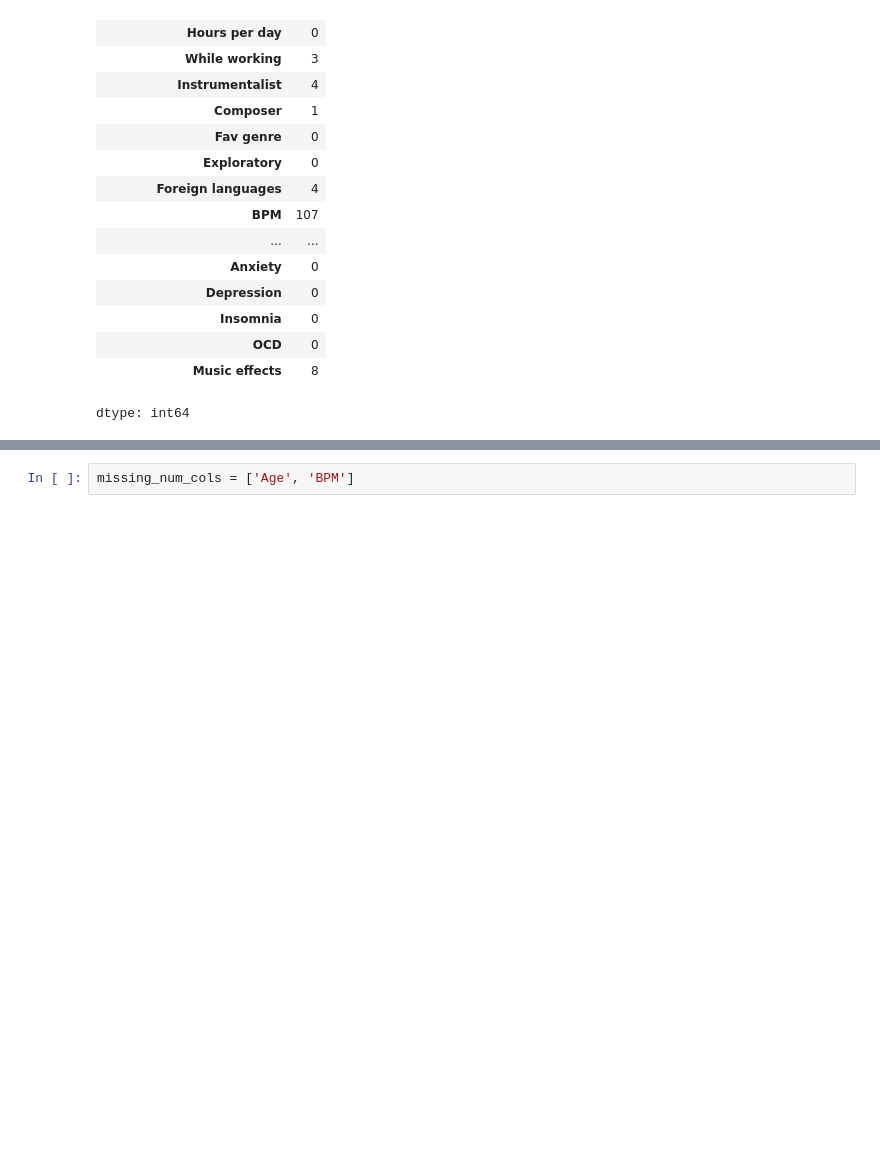
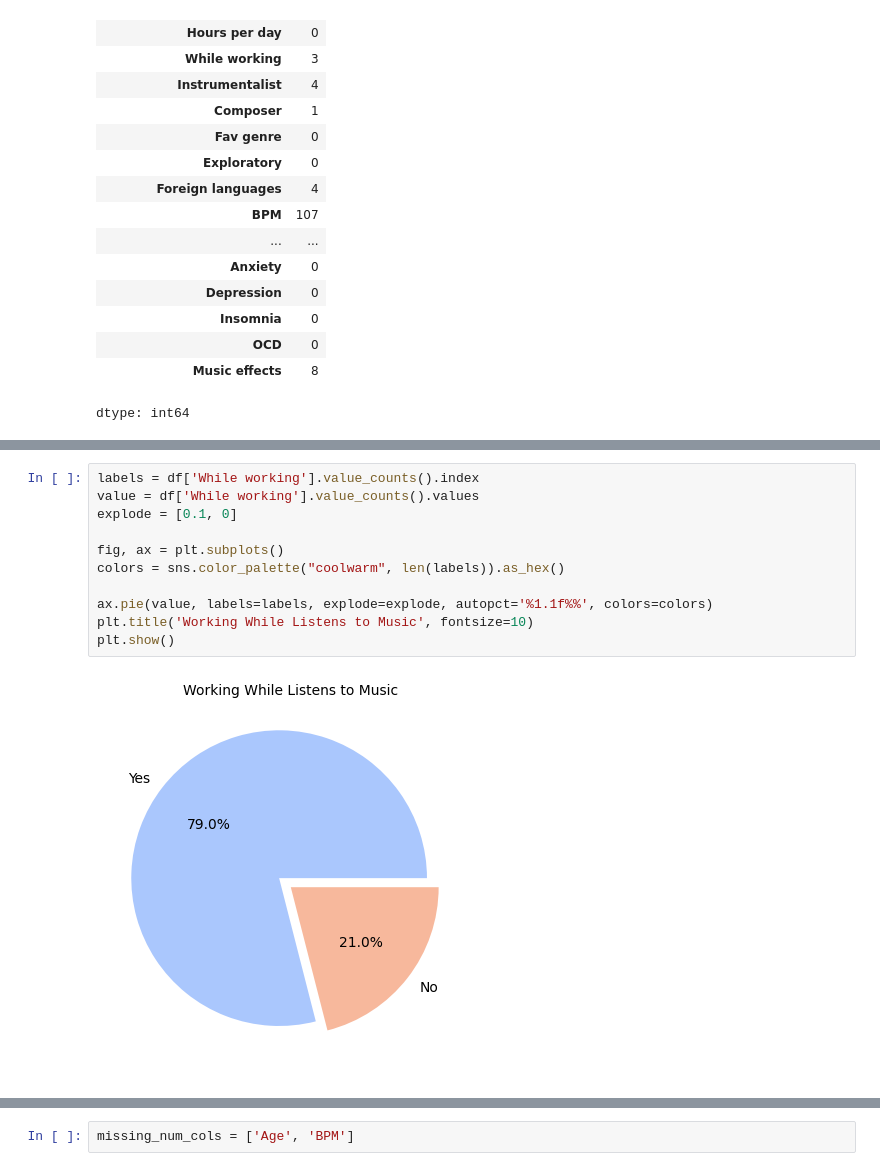
Before and after one commit to jniceshly/rm-mental-health-music, a Jupyter notebook: preprocessing.ipynb, the cells around one changed output, grey strips where cells are left out. Drawn from its saved outputs; the diff is of its cells as text; blank space fills up the shorter version.

```diff
--- a/preprocessing.ipynb
+++ b/preprocessing.ipynb
@@ -96,0 +132,13 @@ dtype: int64
+# %%
+labels = df['While working'].value_counts().index
+value = df['While working'].value_counts().values
+explode = [0.1, 0]
+
+fig, ax = plt.subplots()
+colors = sns.color_palette("coolwarm", len(labels)).as_hex()
+
+ax.pie(value, labels=labels, explode=explode, autopct='%1.1f%%', colors=colors)
+plt.title('Working While Listens to Music', fontsize=10)
+plt.show()
+# %% [output]
+[figure, added]
```
Also changed, not shown: parts of 15 cells of this notebook.
